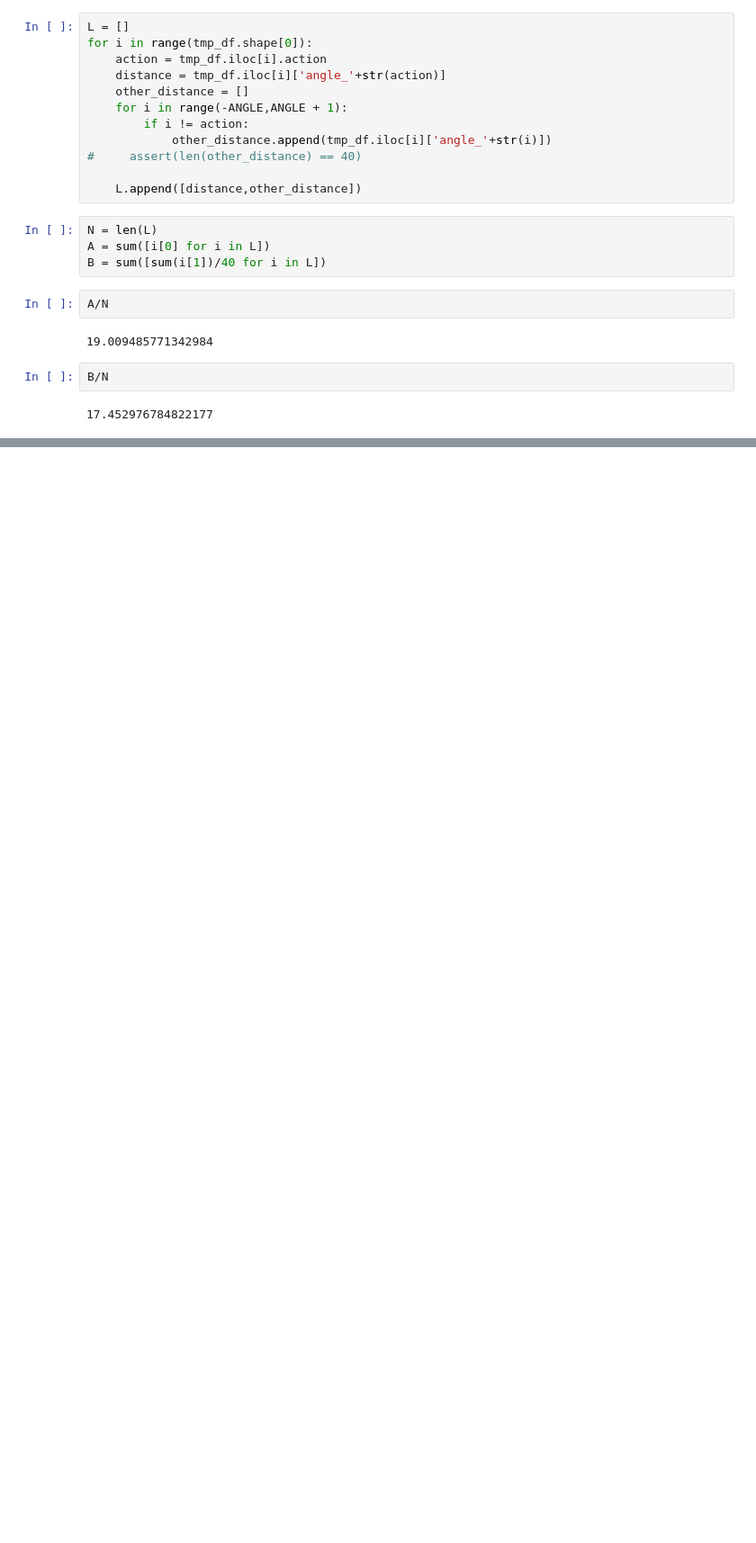
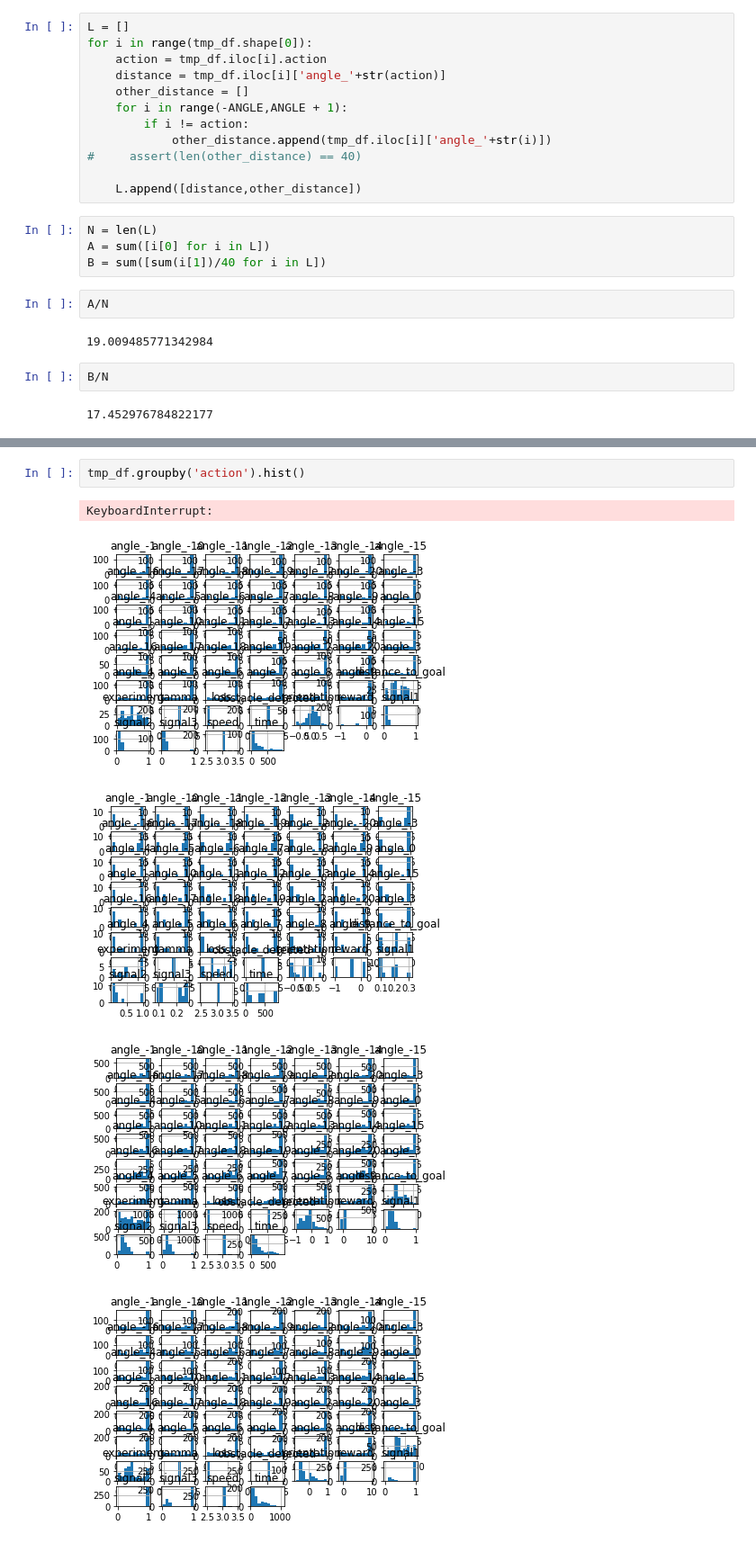
Before and after one commit to iknow1988/MAMIF, a Jupyter notebook: bat_simulation_clean_up/notebooks/Eval.ipynb, the cells around one changed output, grey strips where cells are left out. Shown at 90% size. Saved outputs shown, nothing was run; the diff lists cells and outputs as text; blank space fills up the shorter version.

```diff
--- a/bat_simulation_clean_up/notebooks/Eval.ipynb
+++ b/bat_simulation_clean_up/notebooks/Eval.ipynb
@@ -91,0 +94,8 @@ tmp_df
+# %%
+tmp_df.groupby('action').hist()
+# %% [output]
+KeyboardInterrupt:
+[figure, added]
+[figure, added]
+[figure, added]
+[figure, added]
```
Also changed, not shown: parts of 7 cells of this notebook, 13 other files.
